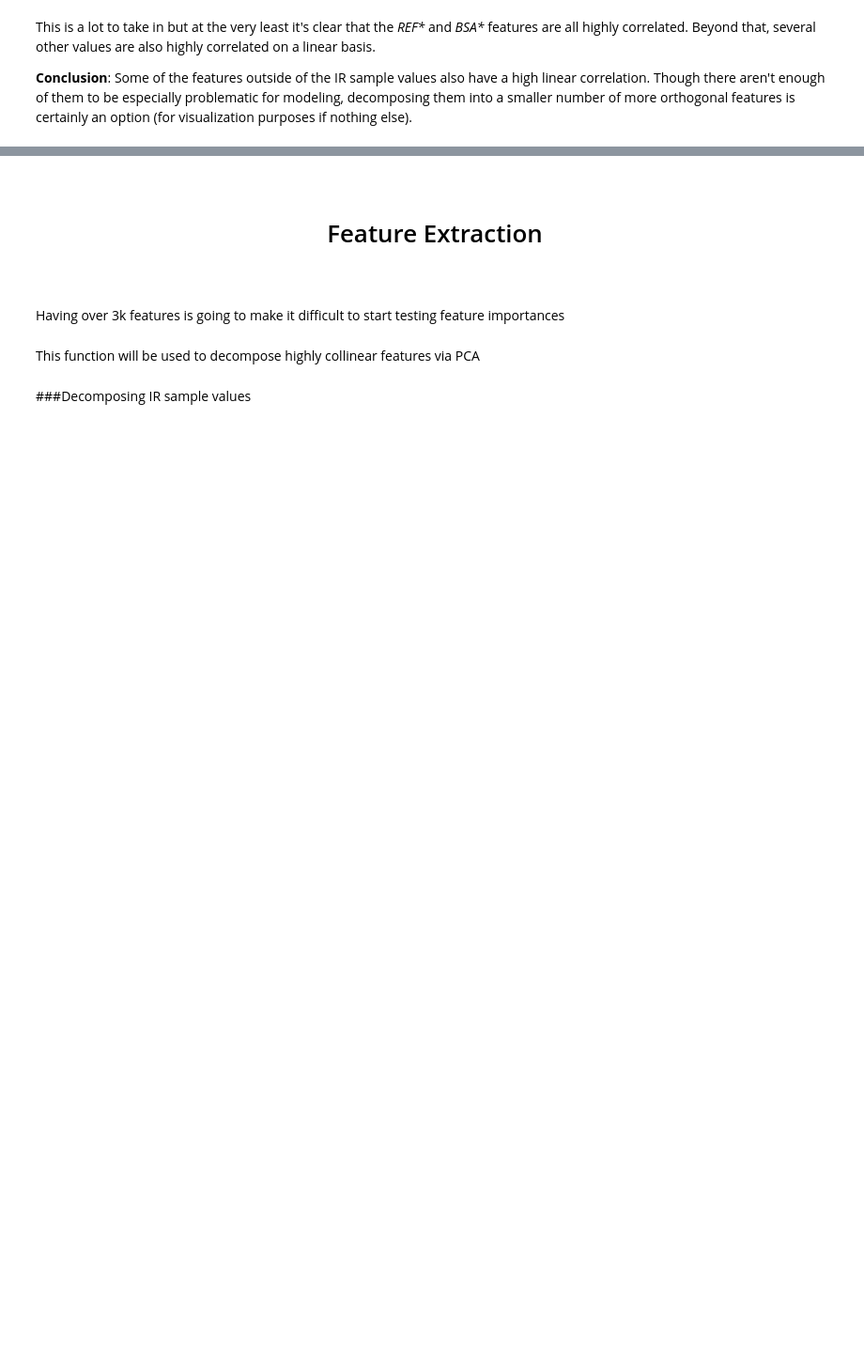
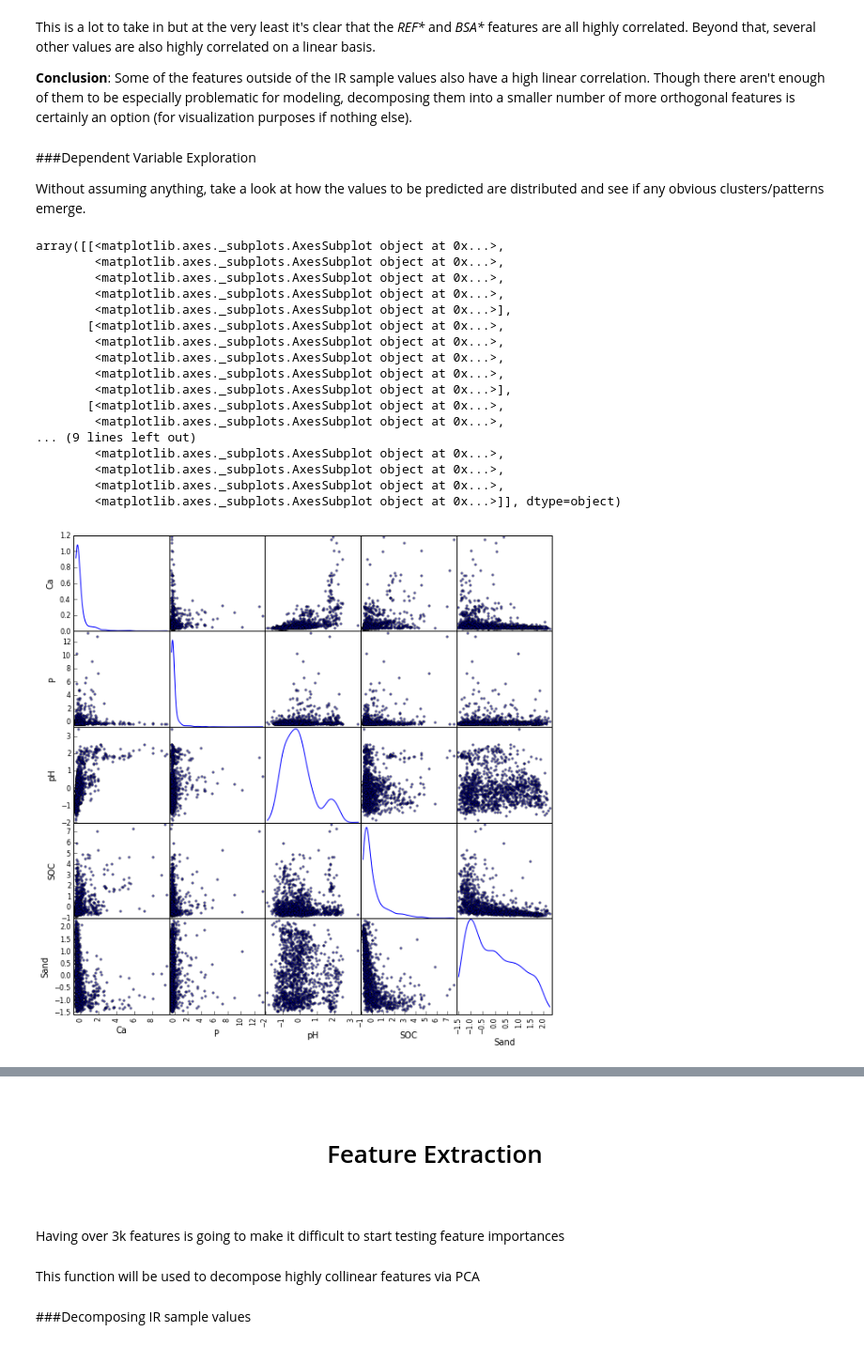
Before and after one commit to eric-czech/portfolio, a Jupyter notebook: demonstrative/python/notebooks/kaggle_soil.ipynb, the cells around one changed output, grey strips where cells are left out. Shown at 94% size. Drawn from its saved outputs; the diff is of its cells as text; code cells hidden in the pictures; blank space fills up the shorter version.

```diff
--- a/demonstrative/python/notebooks/kaggle_soil.ipynb
+++ b/demonstrative/python/notebooks/kaggle_soil.ipynb
@@ -204,3 +210,29 @@ plot_correlations(dataset.X()[cols])
 This is a lot to take in but at the very least it's clear that the _REF*_ and _BSA*_ features are all highly correlated.  Beyond that, several other values are also highly correlated on a linear basis.
 
 <strong>Conclusion</strong>: Some of the features outside of the IR sample values also have a high linear correlation.  Though there aren't enough of them to be especially problematic for modeling, decomposing them into a smaller number of more orthogonal features is certainly an option (for visualization purposes if nothing else).
+# %% [markdown]
+###Dependent Variable Exploration
+
+Without assuming anything, take a look at how the values to be predicted are distributed and see if any obvious clusters/patterns emerge.
+# %%
+from pandas.tools.plotting import scatter_matrix
+scatter_matrix(dataset.Y(), figsize=(10, 10), diagonal='kde')
+# %% [output]
+array([[<matplotlib.axes._subplots.AxesSubplot object at 0x...>,
+        <matplotlib.axes._subplots.AxesSubplot object at 0x...>,
+        <matplotlib.axes._subplots.AxesSubplot object at 0x...>,
+        <matplotlib.axes._subplots.AxesSubplot object at 0x...>,
+        <matplotlib.axes._subplots.AxesSubplot object at 0x...>],
+       [<matplotlib.axes._subplots.AxesSubplot object at 0x...>,
+        <matplotlib.axes._subplots.AxesSubplot object at 0x...>,
+        <matplotlib.axes._subplots.AxesSubplot object at 0x...>,
+        <matplotlib.axes._subplots.AxesSubplot object at 0x...>,
+        <matplotlib.axes._subplots.AxesSubplot object at 0x...>],
+       [<matplotlib.axes._subplots.AxesSubplot object at 0x...>,
+        <matplotlib.axes._subplots.AxesSubplot object at 0x...>,
+... (9 lines left out)
+        <matplotlib.axes._subplots.AxesSubplot object at 0x...>,
+        <matplotlib.axes._subplots.AxesSubplot object at 0x...>,
+        <matplotlib.axes._subplots.AxesSubplot object at 0x...>,
+        <matplotlib.axes._subplots.AxesSubplot object at 0x...>]], dtype=object)
+[figure, added]
```
Also changed, not shown: parts of 68 cells of this notebook.
